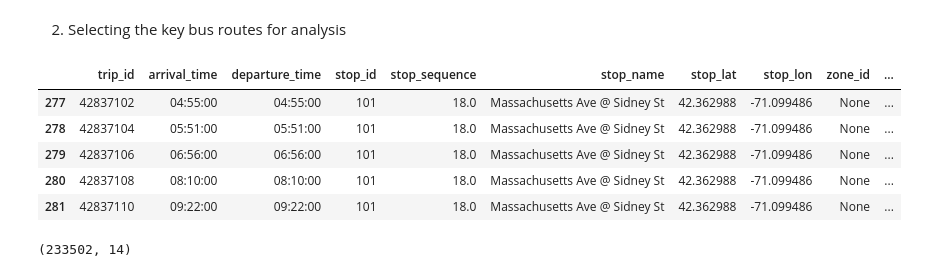
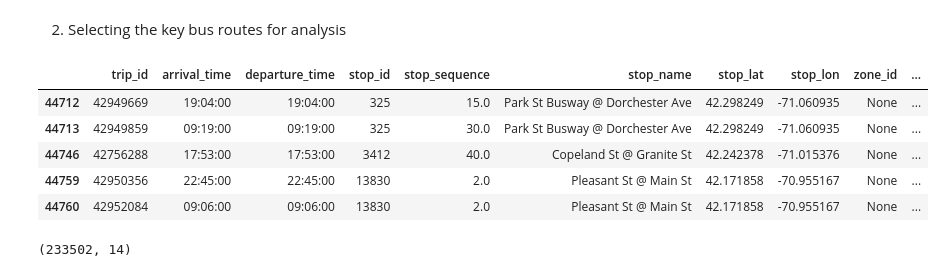
Before and after one commit to UpadhiV/evfleets, a Jupyter notebook: mbta_analysis.ipynb, the cells around one changed output. Drawn from its saved outputs; the diff is of its cells as text; code cells hidden in the pictures.

```diff
--- a/mbta_analysis.ipynb
+++ b/mbta_analysis.ipynb
@@ -124,19 +113,19 @@ data.head()
 2. Selecting the key bus routes for analysis
 # %%
 #taking only key bus routes for boston
-key_routes = ['1', '15', '22', '23', '28', '32', '39', '57', '66', '71', '73', '77', '111', '116', '117']
+key_routes = key_routes = ['201', '202', '210', '211', '212', '214', '215', '216', '217', '220', '221', '222', '225', "226",'230', '236', '238', '240', '245']
 df = data[data["route_id"].isin(key_routes)]
 
 #removing duplicate columns (stop_id ) due to joining
 df = df.loc[:,~df.columns.duplicated()]
 df.head()
 # %% [output]
 |  | trip_id | arrival_time | departure_time | stop_id | stop_sequence | stop_name | stop_lat | stop_lon | zone_id | ... |
-| 277 | 42837102 | 04:55:00 | 04:55:00 | 101 | 18.0 | Massachusetts Ave @ Sidney St | 42.362988 | -71.099486 | None | ... |
-| 278 | 42837104 | 05:51:00 | 05:51:00 | 101 | 18.0 | Massachusetts Ave @ Sidney St | 42.362988 | -71.099486 | None | ... |
-| 279 | 42837106 | 06:56:00 | 06:56:00 | 101 | 18.0 | Massachusetts Ave @ Sidney St | 42.362988 | -71.099486 | None | ... |
-| 280 | 42837108 | 08:10:00 | 08:10:00 | 101 | 18.0 | Massachusetts Ave @ Sidney St | 42.362988 | -71.099486 | None | ... |
-| 281 | 42837110 | 09:22:00 | 09:22:00 | 101 | 18.0 | Massachusetts Ave @ Sidney St | 42.362988 | -71.099486 | None | ... |
+| 44712 | 42949669 | 19:04:00 | 19:04:00 | 325 | 15.0 | Park St Busway @ Dorchester Ave | 42.298249 | -71.060935 | None | ... |
+| 44713 | 42949859 | 09:19:00 | 09:19:00 | 325 | 30.0 | Park St Busway @ Dorchester Ave | 42.298249 | -71.060935 | None | ... |
+| 44746 | 42756288 | 17:53:00 | 17:53:00 | 3412 | 40.0 | Copeland St @ Granite St | 42.242378 | -71.015376 | None | ... |
+| 44759 | 42950356 | 22:45:00 | 22:45:00 | 13830 | 2.0 | Pleasant St @ Main St | 42.171858 | -70.955167 | None | ... |
+| 44760 | 42952084 | 09:06:00 | 09:06:00 | 13830 | 2.0 | Pleasant St @ Main St | 42.171858 | -70.955167 | None | ... |
 # %%
 df.shape
 # %% [output]
```
Also changed, not shown: parts of 57 cells of this notebook.
